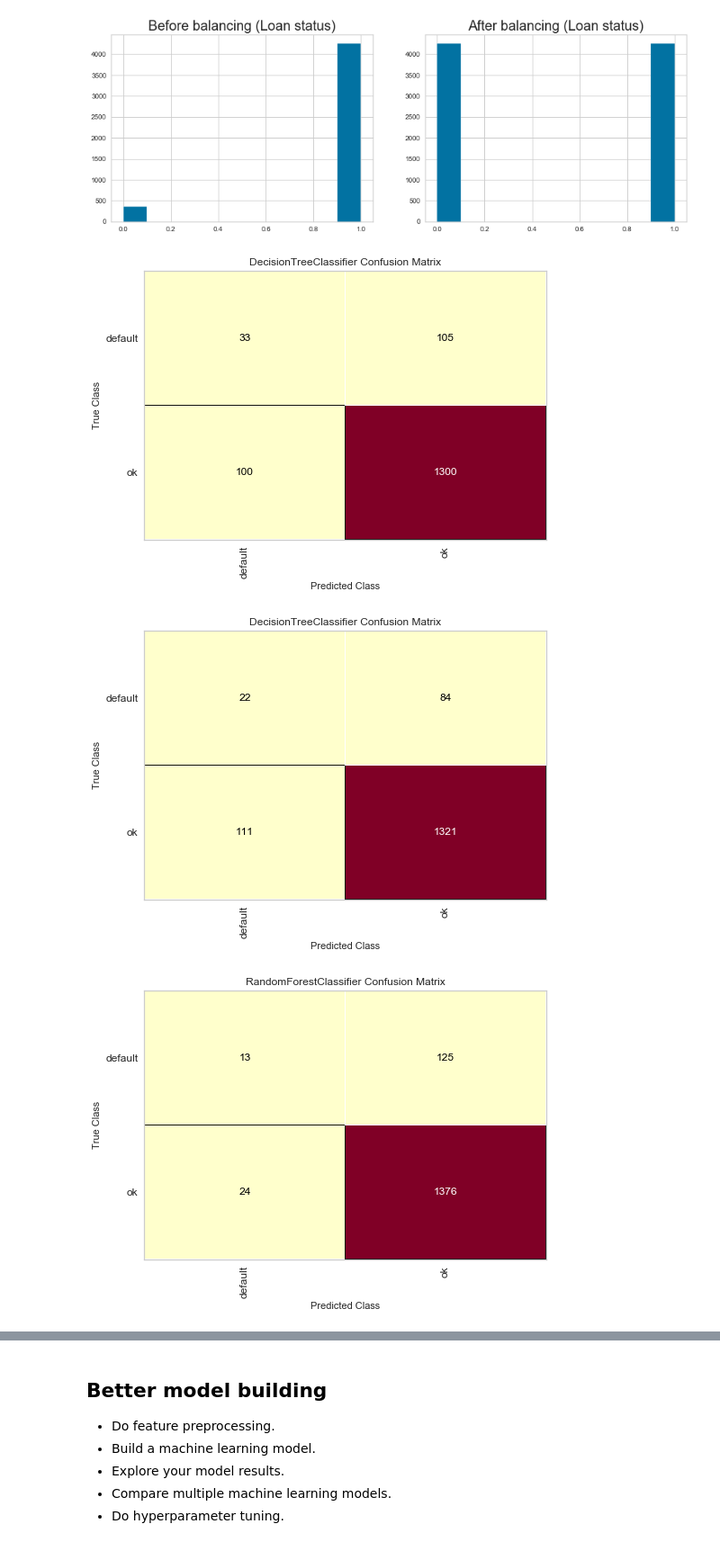
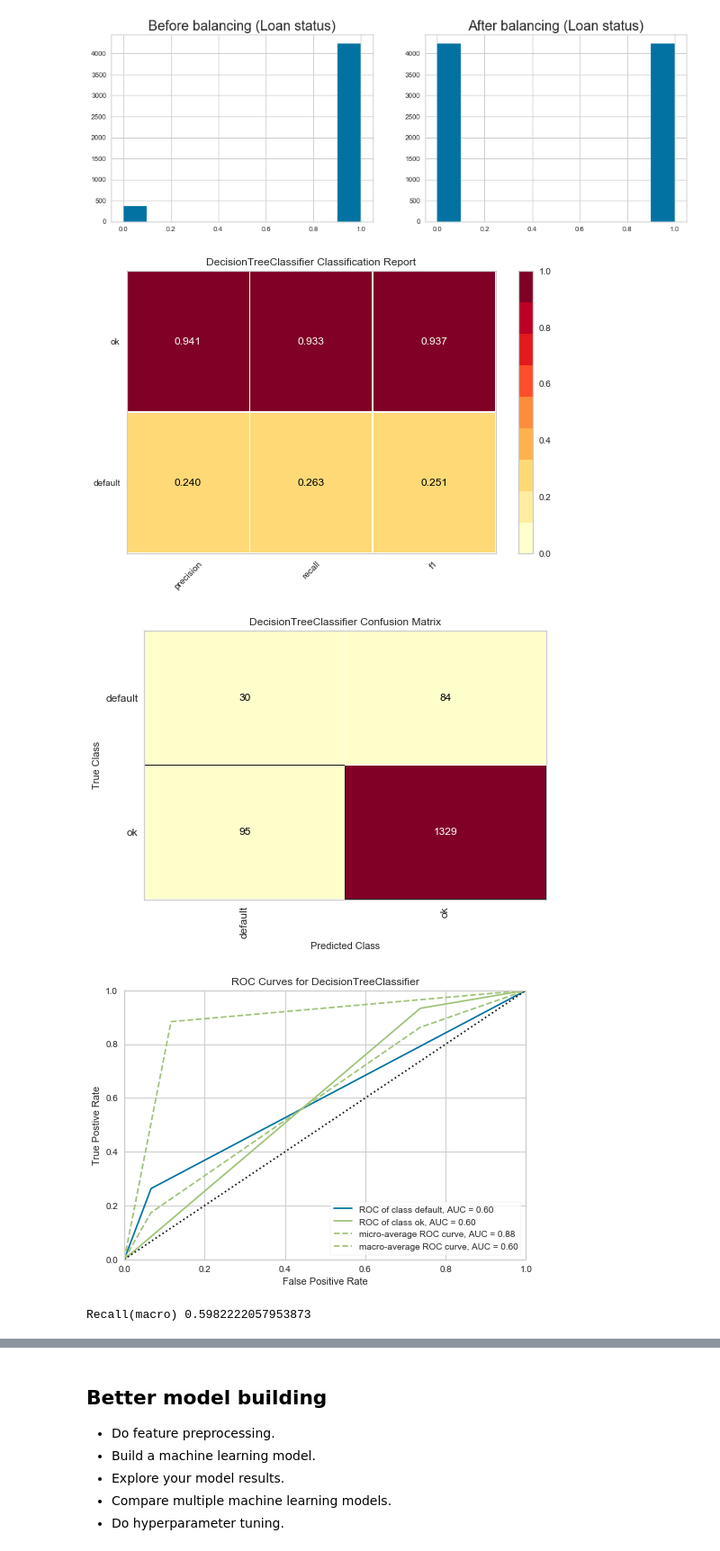
Before and after one commit to ValdemarQ/competitions, a Jupyter notebook: Finbee/C - Class project - Finbee - Predicting who will default on loans.ipynb, the cells around one changed output, grey strips where cells are left out. Shown at 90% size. Drawn from its saved outputs; the diff is of its cells as text; code cells hidden in the pictures.

Commit message:
Working on Parameter Tuninig, testing ROC,Prec-Recall curves etc

```diff
--- a/Finbee/C - Class project - Finbee - Predicting who will default on loans.ipynb
+++ b/Finbee/C - Class project - Finbee - Predicting who will default on loans.ipynb
@@ -1743,7 +1743,7 @@ import xgboost as xgb
 #innitialize models
 dt = DecisionTreeClassifier()
 rf = RandomForestClassifier()
-ada = AdaBoostClassifier(n_estimators=2000)
+ada = AdaBoostClassifier()
 gbc = GradientBoostingClassifier()
 knn = KNeighborsClassifier(n_neighbors=5)
 xgb = xgb.XGBClassifier()
@@ -1772,7 +1772,7 @@ RandomForestClassifier(bootstrap=True, ccp_alpha=0.0, class_weight=None,
 # %%
 classifiers = [dt, rf, ada, gbc, knn,xgb]
 
-sets = [valid, test]
+sets = [valid,] #test]
 
 for classifier in classifiers:
     for test_set in sets:
@@ -1781,9 +1781,16 @@ for classifier in classifiers:
         pipe.fit(train[baseline_features], train.loan_status)
 
         target_names = ['default','ok']
+
         #ClassificationReport
         visualizer = ClassificationReport(pipe, classes=target_names)
         visualizer.fit(train[baseline_features], train.loan_status)
         visualizer.score(test_set[baseline_features], test_set.loan_status)
         visualizer.show()
+
+        ##Confusion matrix
+        cm = ConfusionMatrix(pipe, classes=target_names)
+        cm.fit(X_train, y_train)
+        cm.score(test_set[baseline_features], test_set.loan_status)
+        cm.show()
 # %% [output]
@@ -1821,35 +1839,50 @@ categorical_transformer = Pipeline(steps=[
 ])
 
 
 # Bundle preprocessing for numerical and categorical data
 preprocessor = ColumnTransformer(
     transformers=[
         ('num', numerical_transformer, numerical_cols),
         ('cat', categorical_transformer, categorical_cols)
     ])
 
 
-sets = [valid,test]
+sets = [valid] #,test]
 
 for classifier in classifiers:
     for test_set in sets:
         pipe = Pipeline(steps=[('preprocessor', preprocessor),
                           ('classifier', classifier)])
         pipe.fit(X_train, y_train)
 
-        '''
+
         visualizer = ClassificationReport(pipe, classes=target_names)
         visualizer.fit(X_train, y_train)
         visualizer.score(test_set[baseline_features], test_set.loan_status)
         visualizer.show()
-        '''
+
 
         #Confusion matrix
         cm = ConfusionMatrix(pipe, classes=target_names)
         cm.fit(X_train, y_train)
         cm.score(test_set[baseline_features], test_set.loan_status)
         cm.show()
+
+        target_names = ['default','ok']
+
+        #ROCAUC
+        visualizer = ROCAUC(pipe, classes=target_names)
+        visualizer.fit(X_train, y_train)
+        visualizer.score(test_set[baseline_features], test_set.loan_status)
+        visualizer.show()
+
+        y_pred = pipe.predict(test_set[baseline_features])
+
+        ##precision_recall_fscore_support
+        #print(precision_recall_fscore_support(test_set.loan_status, y_pred, average='macro'))
+        print('Recall(macro)',recall_score(test_set.loan_status, y_pred, average='macro'))
 # %% [output]
-[figure, old version]
+[figure, new version]
 [figure]
-[figure, old version]
+[figure, new version]
+Recall(macro) 0.5982222057953873
```
Also changed, not shown: parts of 19 cells of this notebook.
